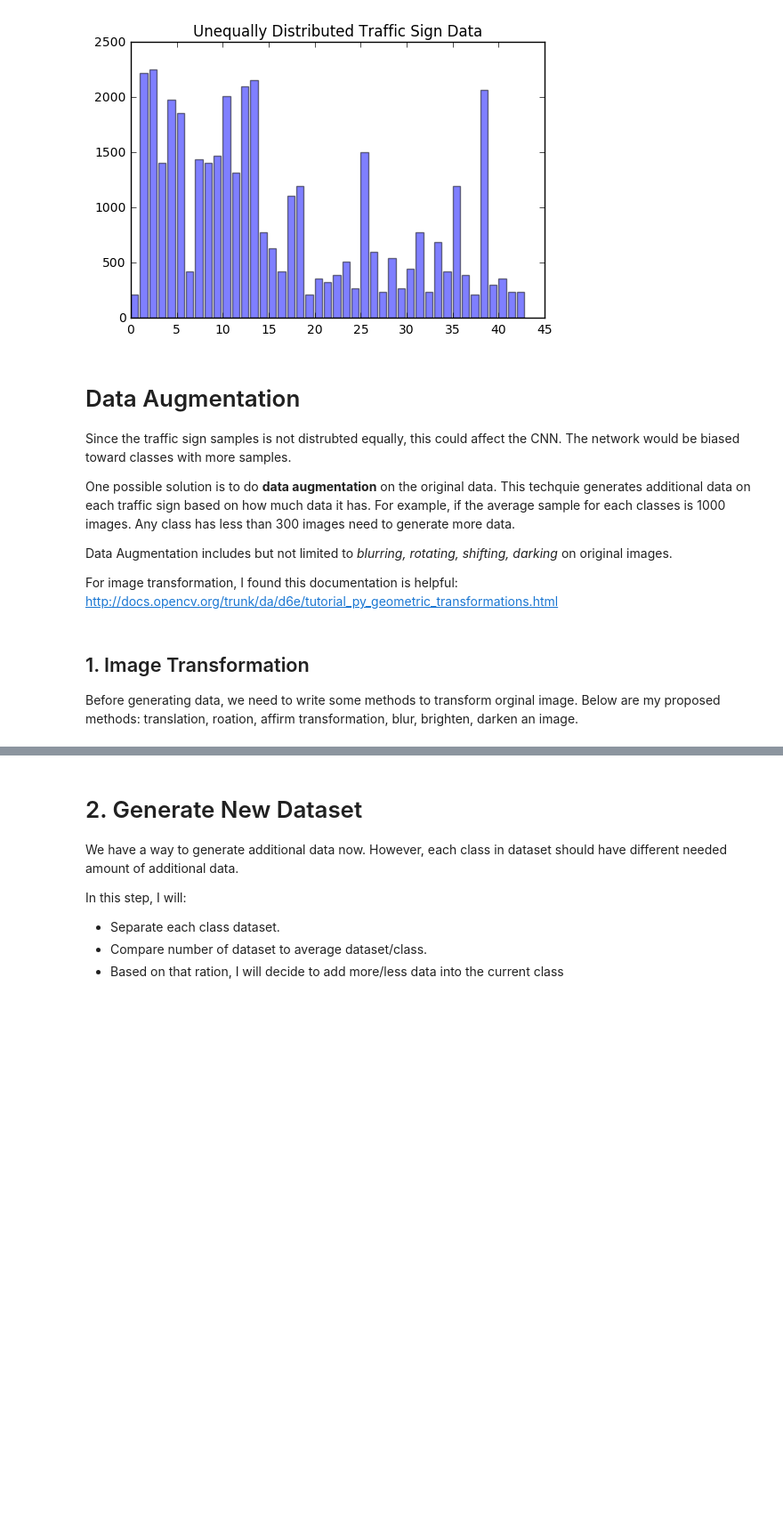
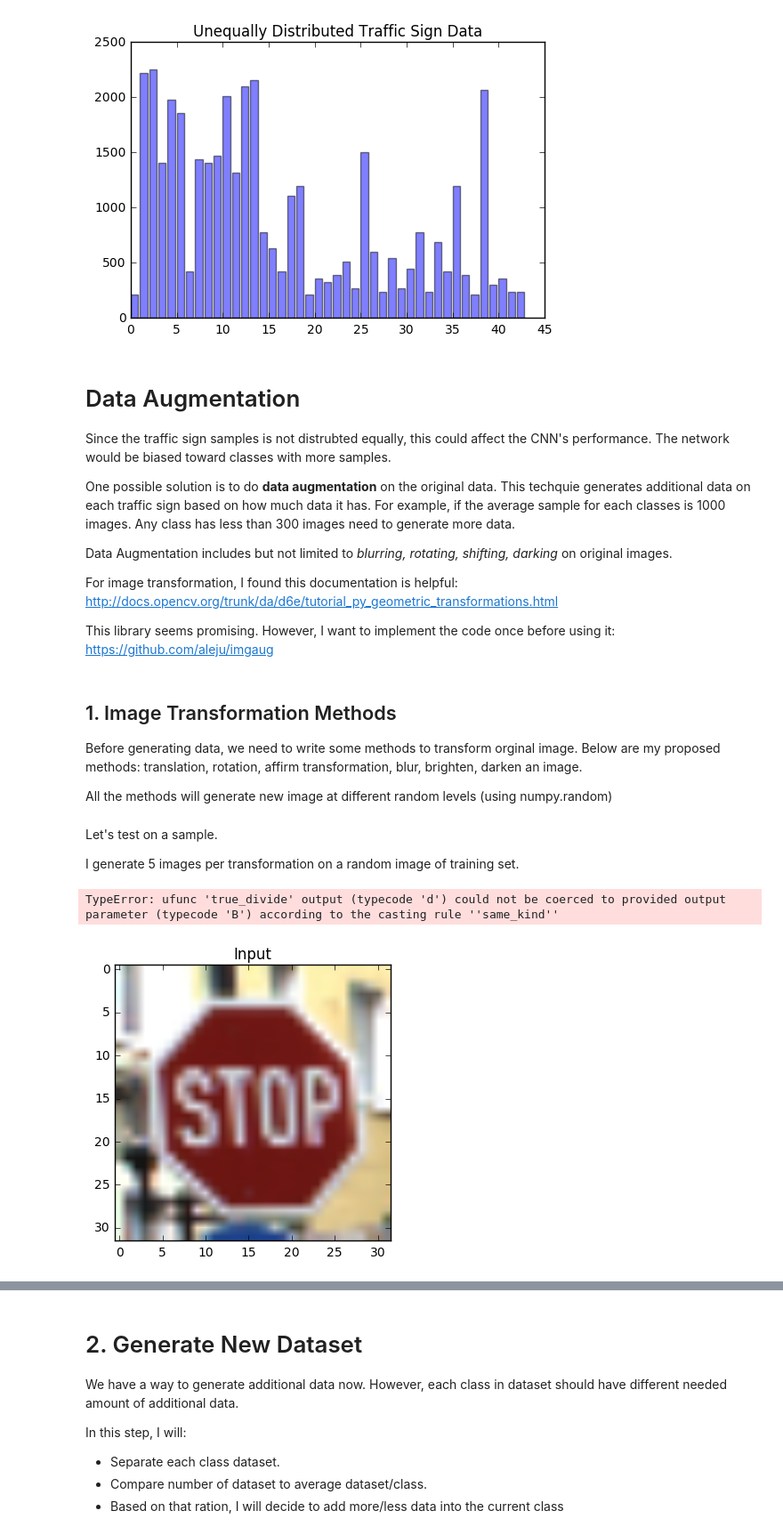
Before and after one commit to datlife/traffic-sign-classifier, a Jupyter notebook: Traffic_Sign_Classifier.ipynb, the cells around one changed output, grey strips where cells are left out. Shown at 89% size. Drawn from its saved outputs; the diff is of its cells as text; code cells hidden in the pictures; blank space fills up the shorter version.

```diff
--- a/Traffic_Sign_Classifier.ipynb
+++ b/Traffic_Sign_Classifier.ipynb
@@ -100,17 +107,22 @@ plt.title('Unequally Distributed Traffic Sign Data')
 # %% [markdown]
 # Data Augmentation
 
-Since the traffic sign samples is not distrubted equally, this could affect the CNN. The network would be biased toward classes with more samples.
+Since the traffic sign samples is not distrubted equally, this could affect the CNN's performance. The network would be biased toward classes with more samples.
 
 One possible solution is to do **data augmentation** on the original data. This techquie generates additional data on each traffic sign based on how much data it has. For example, if the average sample for each classes is 1000 images. Any class has less than 300 images need to generate more data.
 
 Data Augmentation includes but not limited to *blurring, rotating, shifting, darking* on original images.
 
 For image transformation, I found this documentation is helpful: http://docs.opencv.org/trunk/da/d6e/tutorial_py_geometric_transformations.html
+
+This library seems promising. However, I want to implement the code once before using it:
+https://github.com/aleju/imgaug
 # %% [markdown]
-## 1. Image Transformation
+## 1. Image Transformation Methods
 
-Before generating data, we need to write some methods to transform orginal image. Below are my proposed methods: translation, roation, affirm transformation, blur, brighten, darken an image.
+Before generating data, we need to write some methods to transform orginal image. Below are my proposed methods: translation, rotation, affirm transformation, blur, brighten, darken an image.
+
+All the methods will generate new image at different random levels (using numpy.random)
 # %%
 import cv2
 import numpy as np
@@ -148,0 +185,16 @@ def affine_transform(img):
+# %% [markdown]
+Let's test on a sample.
+
+I generate 5 images per transformation on a random image of training set.
+# %%
+i = 22700
+
+sample_1 = X_train[i]
+plt.figure(1)
+plt.imshow(sample_1), plt.title('Input')
+test = pre_process(X_train)
+plt.figure(2)
+plt.imshow(test[22700],cmap='gray')
+# %% [output]
+TypeError: ufunc 'true_divide' output (typecode 'd') could not be coerced to provided output parameter (typecode 'B') according to the casting rule ''same_kind''
+[figure, added]
```
Also changed, not shown: parts of 22 cells of this notebook, 6 other files.
